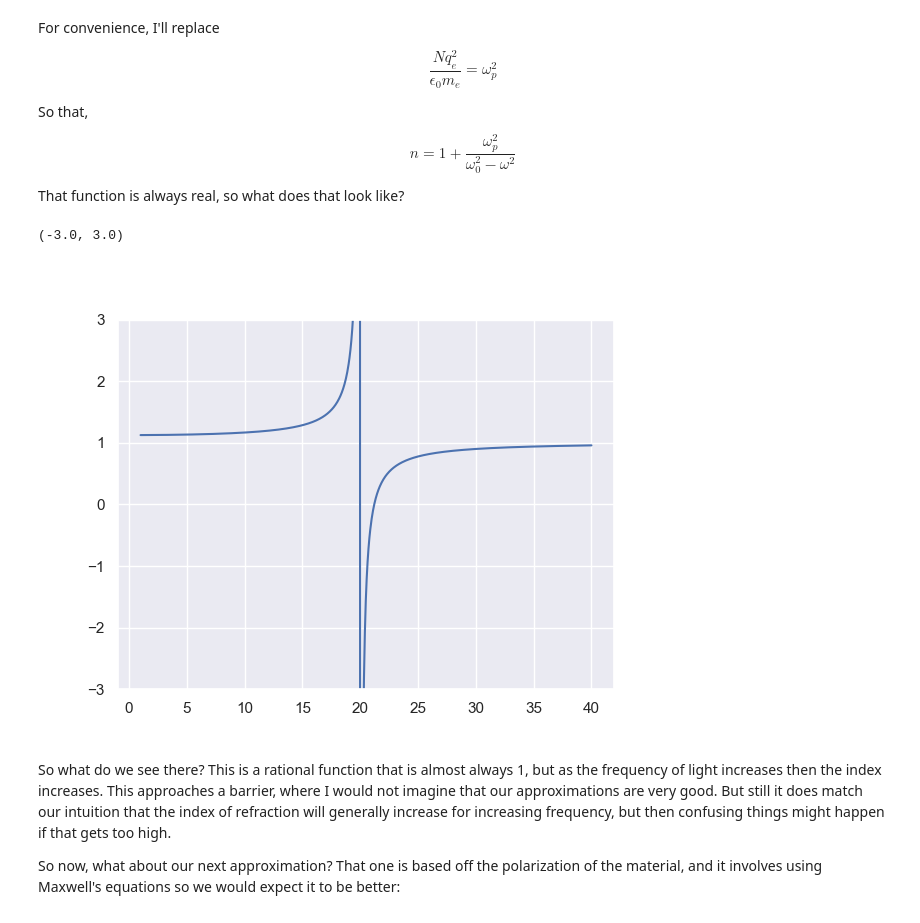
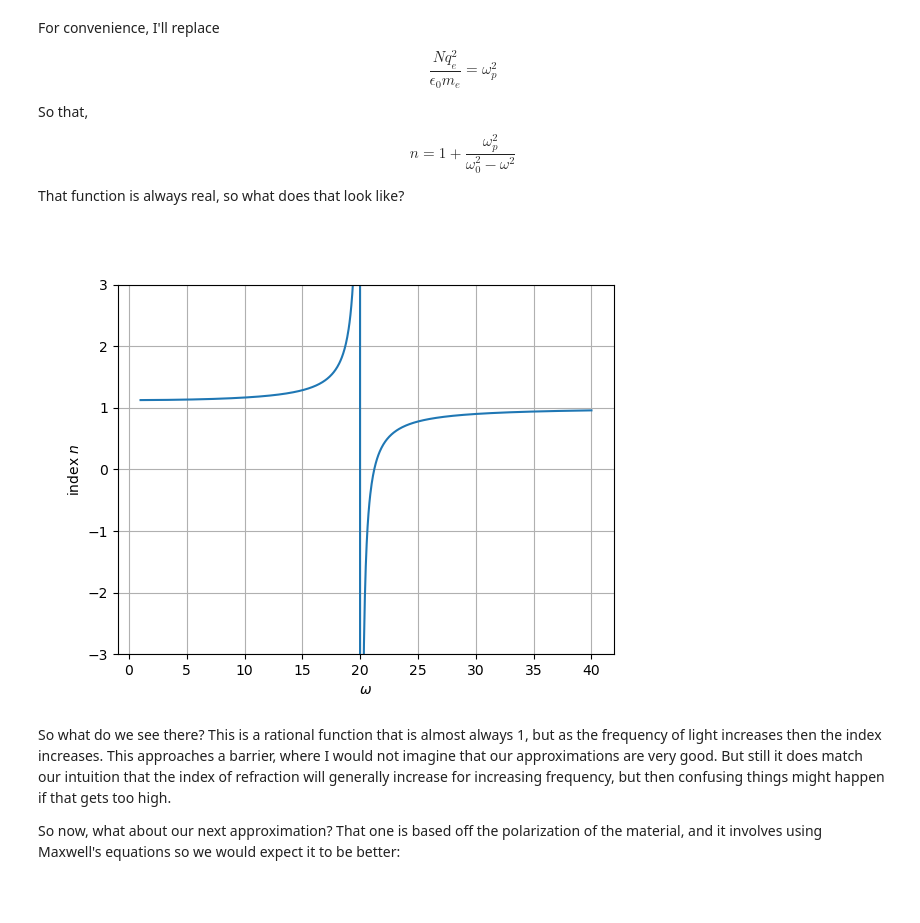
Before and after one commit to ehremington/340-2026-spring, a Jupyter notebook: 260223-plotting-index-v-freq-in-class.ipynb, the cells around one changed output. Saved outputs shown, nothing was run; the diff lists cells and outputs as text; code cells hidden in the pictures.

```diff
--- a/260223-plotting-index-v-freq-in-class.ipynb
+++ b/260223-plotting-index-v-freq-in-class.ipynb
@@ -7,8 +7,6 @@ First, we will import some things, then I'll show the first equation, then the n
 # %%
 import numpy as np
 import matplotlib.pyplot as plt
-import seaborn as sns
-sns.set_theme()
 # %% [markdown]
 So the first equation that we had for the index of refraction was this:
 
@@ -26,17 +24,19 @@ That function is always real, so what does that look like?
 # %%
 def n(w, wp, w0):
     return(1+wp**2/(2*(w0**2 - w**2)))
 
 w = np.linspace(1, 40, 1000)
 
 n_air = n(w, 10, 20)
 
 fig0, ax0 = plt.subplots()
 ax0.plot(w, n_air)
 ax0.set_ylim(-3, 3)
+ax0.set_ylabel(r'index $n$')
+ax0.set_xlabel(r'$\omega$')
+ax0.grid()
 # %% [output]
-(-3.0, 3.0)
-[figure, old version]
+[figure, new version]
 # %% [markdown]
 So what do we see there? This is a rational function that is almost always 1, but as the frequency of light increases then the index increases. This approaches a barrier, where I would not imagine that our approximations are very good. But still it does match our intuition that the index of refraction will generally increase for increasing frequency, but then confusing things might happen if that gets too high.
 
```
Also changed, not shown: parts of 2 cells of this notebook, 2 other files.
